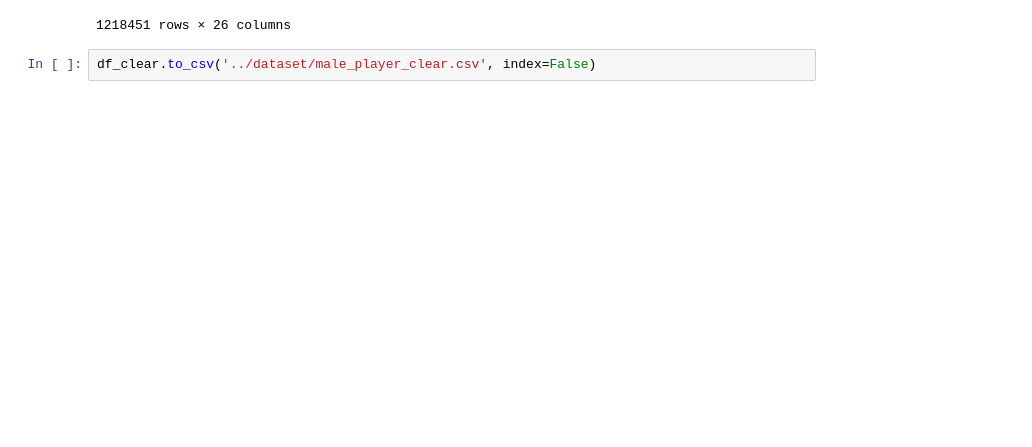
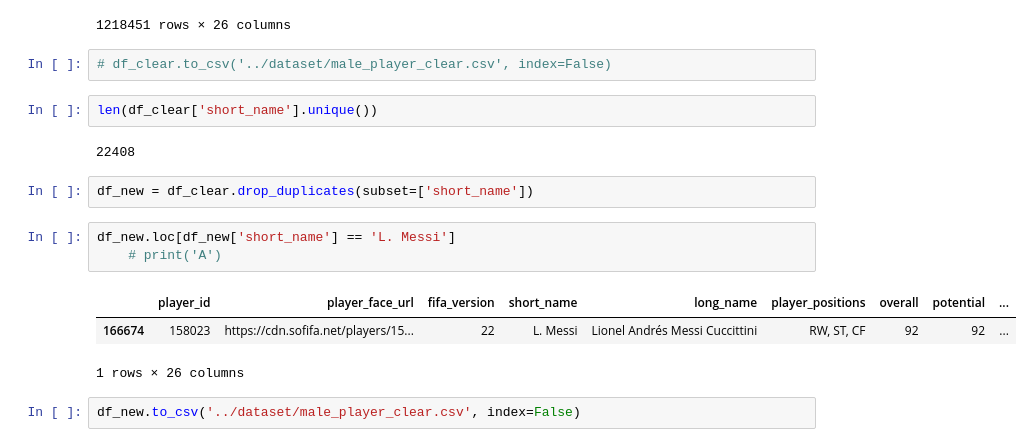
Before and after one commit to LorenzoLongarini/Fifa-Chatbot, a Jupyter notebook: utils/clear.ipynb, the cells around one changed output. Drawn from its saved outputs; the diff is of its cells as text; blank space fills up the shorter version.

```diff
--- a/utils/clear.ipynb
+++ b/utils/clear.ipynb
@@ -87,5 +87,20 @@ df_clear
 | 1385123 | 262760 | https://cdn.sofifa.net/players/26... | 22 | N. Logue | Nathan Logue Cunningham | CM | 47 | 55 | ... |
 | 1385124 | 262820 | https://cdn.sofifa.net/players/26... | 22 | L. Rudden | Luke Rudden | ST, RM | 47 | 60 | ... |
 1218451 rows × 26 columns
+# %%
+# df_clear.to_csv('../dataset/male_player_clear.csv', index=False)
+# %%
+len(df_clear['short_name'].unique())
+# %% [output]
+22408
+# %%
+df_new = df_clear.drop_duplicates(subset=['short_name'])
+# %%
+df_new.loc[df_new['short_name'] == 'L. Messi']
+    # print('A')
+# %% [output]
+|  | player_id | player_face_url | fifa_version | short_name | long_name | player_positions | overall | potential | ... |
+| 166674 | 158023 | https://cdn.sofifa.net/players/15... | 22 | L. Messi | Lionel Andrés Messi Cuccittini | RW, ST, CF | 92 | 92 | ... |
+1 rows × 26 columns
 # %%
-df_clear.to_csv('../dataset/male_player_clear.csv', index=False)
+df_new.to_csv('../dataset/male_player_clear.csv', index=False)
```
Also changed, not shown: 7 other files.
